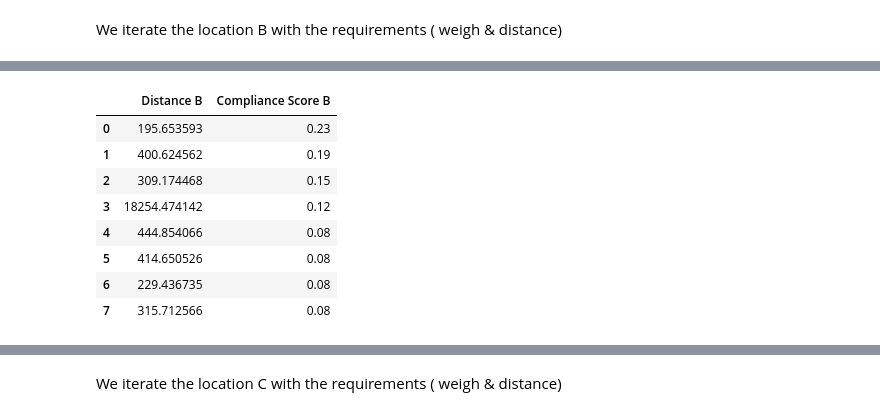
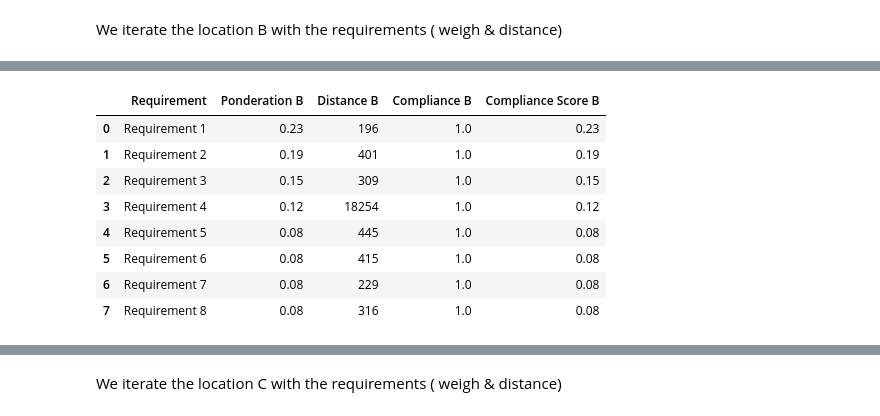
Before and after one commit to LeticiaIruela/Project_III, a Jupyter notebook: Foursquare - API.ipynb, the cells around one changed output, grey strips where cells are left out. Drawn from its saved outputs; the diff is of its cells as text; code cells hidden in the pictures.

```diff
--- a/Foursquare - API.ipynb
+++ b/Foursquare - API.ipynb
@@ -626,13 +588,48 @@ df
-# %%
-subset_df = df[["Distance B", "Compliance Score B"]]
-subset_df
-# %% [output]
-|  | Distance B | Compliance Score B |
-| 0 | 195.653593 | 0.23 |
-| 1 | 400.624562 | 0.19 |
-| 2 | 309.174468 | 0.15 |
-| 3 | 18254.474142 | 0.12 |
-| 4 | 444.854066 | 0.08 |
-| 5 | 414.650526 | 0.08 |
-| 6 | 229.436735 | 0.08 |
-| 7 | 315.712566 | 0.08 |
+# %%
+from geopy.distance import geodesic
+import pandas as pd
+
+initial_location = {"latitude": 37.781644, "longitude": -122.4057407}  # 5a avenida
+
+criteriaB = [
+    {"name": "Requirement 1", "ponderation": 0.23, "distance_max": 500, "latitude": 37.781557, "longitude": -122.407959},
+    {"name": "Requirement 2", "ponderation": 0.19, "distance_max": 500, "latitude": 37.781777, "longitude": -122.401196},
+    {"name": "Requirement 3", "ponderation": 0.15, "distance_max": 800, "latitude": 37.784117, "longitude": -122.407356},
+    {"name": "Requirement 4", "ponderation": 0.12, "distance_max": 30000, "latitude": 37.6189994812012, "longitude": -122.375},
+    {"name": "Requirement 5", "ponderation": 0.08, "distance_max": 1000, "latitude": 37.781373, "longitude": -122.410779},
+    {"name": "Requirement 6", "ponderation": 0.08, "distance_max": 1000, "latitude": 37.77886, "longitude": -122.402602},
+    {"name": "Requirement 7", "ponderation": 0.08, "distance_max": 10000, "latitude": 37.783499, "longitude": -122.40689},
+    {"name": "Requirement 8", "ponderation": 0.08, "distance_max": 10000, "latitude": 37.778838, "longitude": -122.406328},
+]
+
+data = []
+for criterion in criteriaB:
+    requirement_name = criterion["name"]
+    ponderation = criterion["ponderation"]
+    distance_max = criterion["distance_max"]
+    latitude = criterion["latitude"]
+    longitude = criterion["longitude"]
+
+    distance = geodesic((initial_location["latitude"], initial_location["longitude"]), (latitude, longitude)).meters
+    distance = round(distance)
+    if distance <= distance_max:
+        compliance_score = 1.0
+    else:
+        compliance_score = 0.0
+
+    row = {"Requirement": requirement_name, "Ponderation B": ponderation, "Distance B": distance, "Compliance B": compliance_score}
+    data.append(row)
+
+df = pd.DataFrame(data)
+df["Compliance Score B"] = df["Ponderation B"] * df["Compliance B"]
+df
+# %% [output]
+|  | Requirement | Ponderation B | Distance B | Compliance B | Compliance Score B |
+| 0 | Requirement 1 | 0.23 | 196 | 1.0 | 0.23 |
+| 1 | Requirement 2 | 0.19 | 401 | 1.0 | 0.19 |
+| 2 | Requirement 3 | 0.15 | 309 | 1.0 | 0.15 |
+| 3 | Requirement 4 | 0.12 | 18254 | 1.0 | 0.12 |
+| 4 | Requirement 5 | 0.08 | 445 | 1.0 | 0.08 |
+| 5 | Requirement 6 | 0.08 | 415 | 1.0 | 0.08 |
+| 6 | Requirement 7 | 0.08 | 229 | 1.0 | 0.08 |
+| 7 | Requirement 8 | 0.08 | 316 | 1.0 | 0.08 |
```
Also changed, not shown: parts of 23 cells of this notebook, 11 other files.
